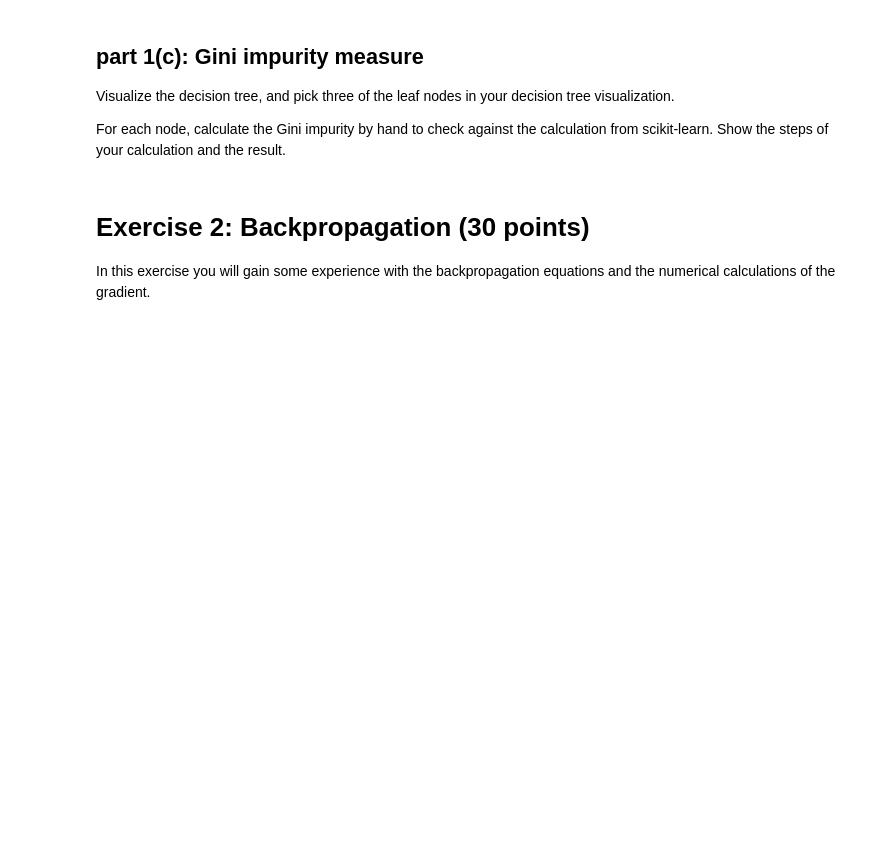
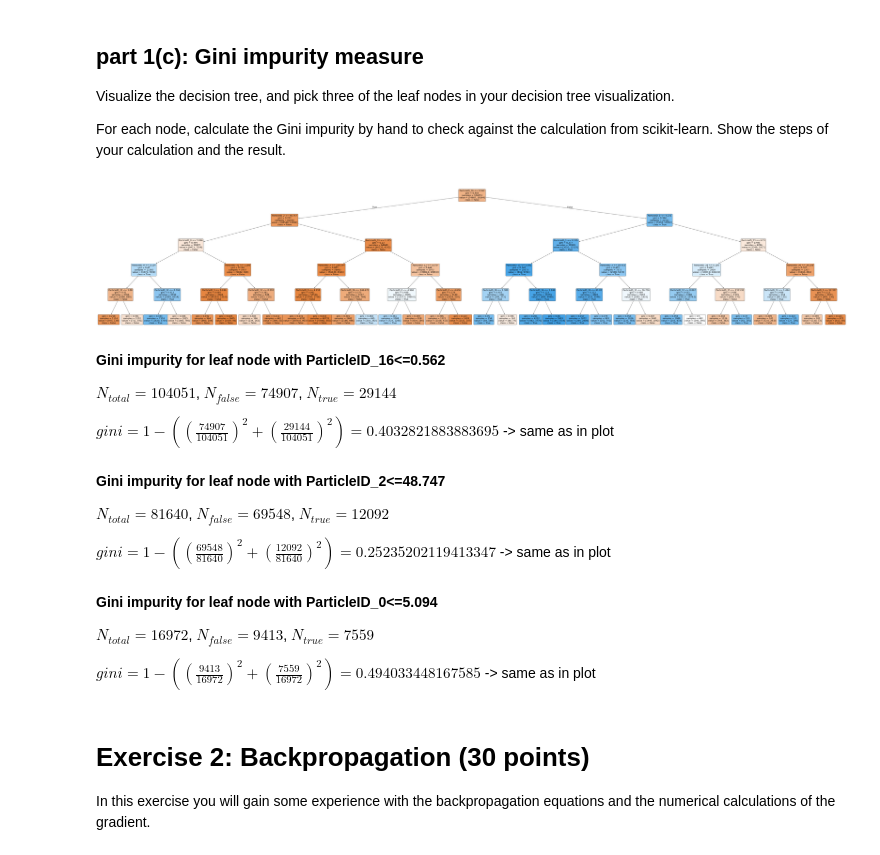
Before and after one commit to lbovet8/phys152-2026, a Jupyter notebook: Exercises/Homework-2.ipynb, the cells around one changed output. Drawn from its saved outputs; the diff is of its cells as text; code cells hidden in the pictures; blank space fills up the shorter version.

```diff
--- a/Exercises/Homework-2.ipynb
+++ b/Exercises/Homework-2.ipynb
@@ -104,3 +158,34 @@ For each node, calculate the Gini impurity by hand to check against the calculat
+# %%
+plt.figure(figsize=(100, 20))
+plot_tree(
+    dtclassifier,
+    feature_names=data['feature_names'],
+    class_names=["False", "True"],
+    filled=True,
+    rounded=True,
+    fontsize=16
+)
+plt.show()
+# %% [output]
+[figure, added]
+# %% [markdown]
+**Gini impurity for leaf node with ParticleID_16<=0.562**
+
+$N_{total} = 104051$, $N_{false}= 74907$, $N_{true}= 29144$
+
+$gini = 1 - ((\frac{74907}{104051})^2 + (\frac{29144}{104051})^2) = 0.4032821883883695$ -> same as in plot
+# %% [markdown]
+**Gini impurity for leaf node with ParticleID_2<=48.747**
+
+$N_{total} = 81640$, $N_{false}= 69548$, $N_{true}= 12092$
+
+$gini = 1 - ((\frac{69548}{81640})^2 + (\frac{12092}{81640})^2) = 0.25235202119413347$ -> same as in plot
+# %% [markdown]
+**Gini impurity for leaf node with ParticleID_0<=5.094**
+
+$N_{total} = 16972$, $N_{false}= 9413$, $N_{true}= 7559$
+
+$gini = 1 - ((\frac{9413}{16972})^2 + (\frac{7559}{16972})^2) = 0.494033448167585$ -> same as in plot
 # %% [markdown]
 # Exercise 2: Backpropagation (30 points)
 
```
Also changed, not shown: parts of 6 cells of this notebook.
